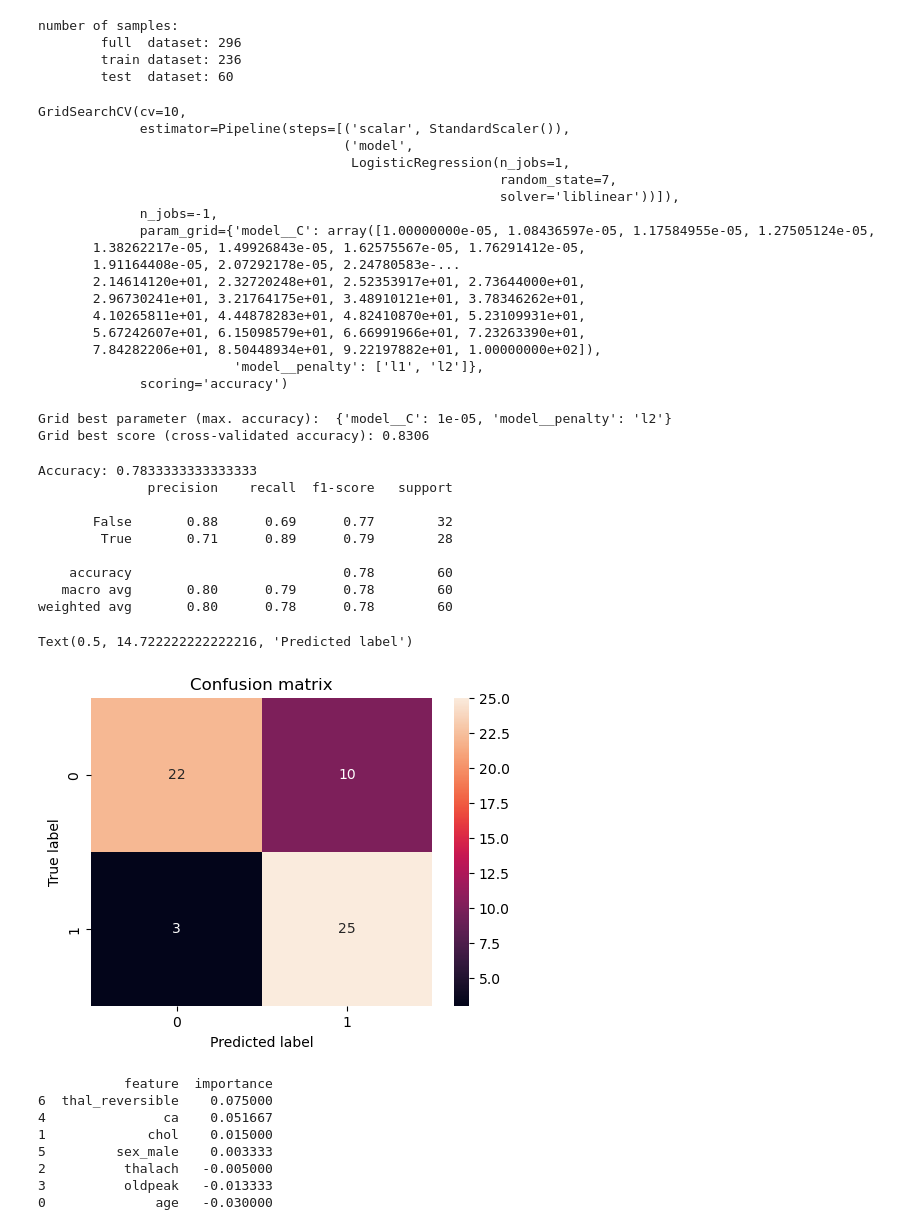
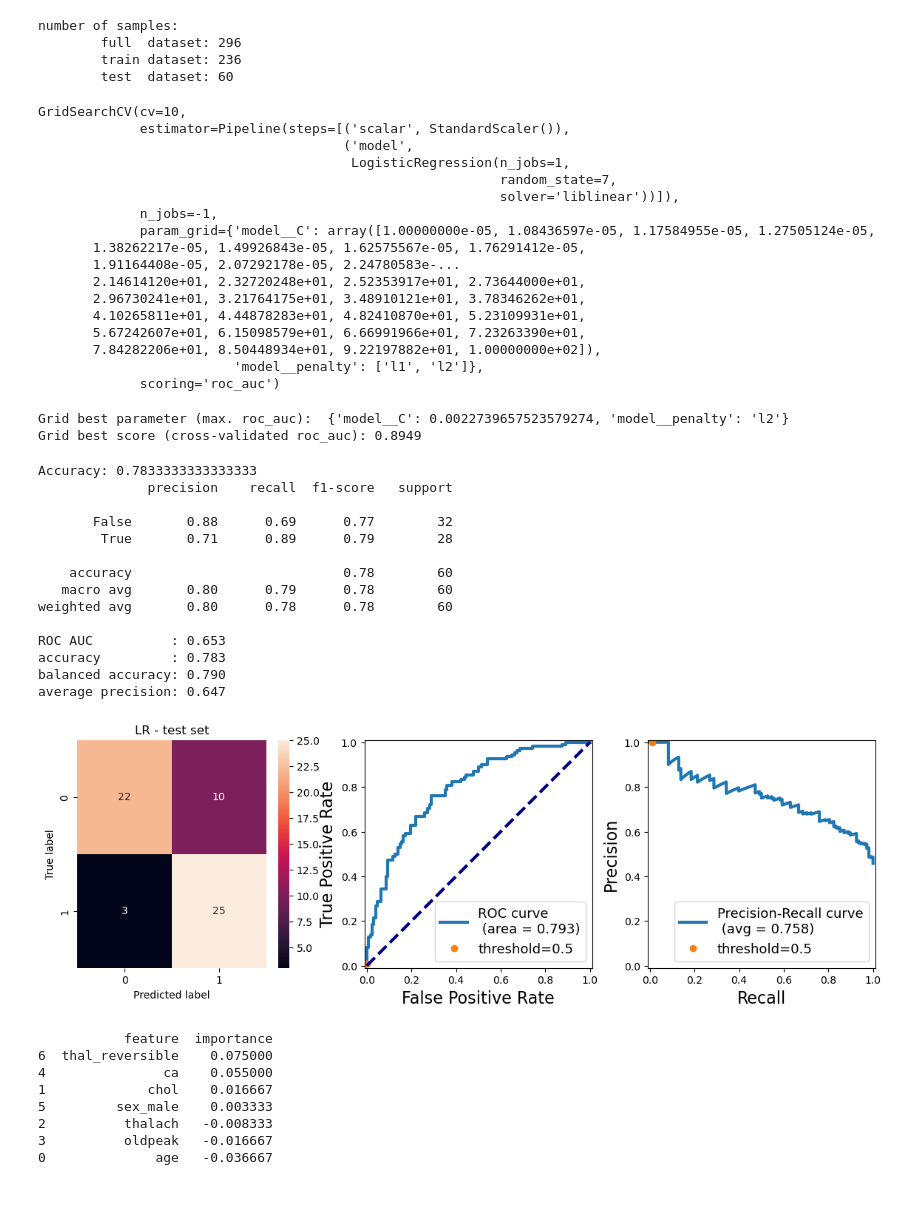
Before and after one commit to Subasree514/Machine_learning_projects, a Jupyter notebook: Logistic/Subasree_logistic_heart_dataset.ipynb, the cells around one changed output. Saved outputs shown, nothing was run; the diff lists cells and outputs as text; code cells hidden in the pictures; blank space fills up the shorter version.

```diff
--- a/Logistic/Subasree_logistic_heart_dataset.ipynb
+++ b/Logistic/Subasree_logistic_heart_dataset.ipynb
@@ -111,7 +111,7 @@ grid_values = {'model__C': np.logspace(-5,2,200),
 
 grid_lr_acc = GridSearchCV(pipeline_lr,
                            param_grid = grid_values,
-                           scoring='accuracy',
+                           scoring='roc_auc',
                            cv=10,
                            n_jobs=-1)
 
@@ -133,10 +133,10 @@ GridSearchCV(cv=10,
        5.67242607e+01, 6.15098579e+01, 6.66991966e+01, 7.23263390e+01,
        7.84282206e+01, 8.50448934e+01, 9.22197882e+01, 1.00000000e+02]),
                          'model__penalty': ['l1', 'l2']},
-             scoring='accuracy')
+             scoring='roc_auc')
 # %%
-print('Grid best parameter (max. accuracy): ', grid_lr_acc.best_params_)#get the best parameters
-print('Grid best score (cross-validated accuracy): {:.4f}'.format( grid_lr_acc.best_score_ ) )
+print('Grid best parameter (max. roc_auc): ', grid_lr_acc.best_params_)#get the best parameters
+print('Grid best score (cross-validated roc_auc): {:.4f}'.format( grid_lr_acc.best_score_ ) )
 # %% [output]
-Grid best parameter (max. accuracy):  {'model__C': 1e-05, 'model__penalty': 'l2'}
-Grid best score (cross-validated accuracy): 0.8306
+Grid best parameter (max. roc_auc):  {'model__C': 0.0022739657523579274, 'model__penalty': 'l2'}
+Grid best score (cross-validated roc_auc): 0.8949
@@ -143,33 +237,47 @@ Grid best score (cross-validated accuracy): 0.8306
 # %%
 from sklearn.metrics import precision_score
 from matplotlib import gridspec
 from sklearn.metrics import accuracy_score, confusion_matrix
 from sklearn.metrics import classification_report
 
 lr = grid_lr_acc.best_estimator_[1]
 ## confusion matrix
 y_pred = lr.predict(X_test_norm)
-confusion_diabetes = confusion_matrix(y_test, y_pred)
+confusion_Mat = confusion_matrix(y_test, y_pred)
 score=accuracy_score(y_test, y_pred)
 print('Accuracy:', score)
 print(classification_report(y_test, y_pred))
-plt.figure(figsize=(5.5,4))
-sns.heatmap(confusion_diabetes, annot=True)
-plt.title('Confusion matrix')
-plt.ylabel('True label')
-plt.xlabel('Predicted label')
+fpr, tpr, thresholds = roc_curve(y_test, lr.decision_function(X_test))
+print('ROC AUC          : {:.3f}'.format(auc(fpr, tpr)))
+print('accuracy         : {:.3f}'.format( accuracy_score( y_test , y_pred) ))
+print('balanced accuracy: {:.3f}'.format( balanced_accuracy_score( y_test , y_pred) ))
+print('average precision: {:.3f}'.format(average_precision_score( y_test,lr.decision_function(X_test) )))
+fig,axes = plt.subplots(1,3,figsize=(14,4))
+
+sns.heatmap(confusion_Mat, annot=True , fmt='d' , ax = axes[0] )
+axes[0].set_title('LR - test set')
+axes[0].set_ylabel('True label')
+axes[0].set_xlabel('Predicted label')
+
+axes[1] = makeROCplot( X_train , y_train , lr.decision_function , axes[1])
+
+axes[2] = makePRplot( X_train , y_train , lr.decision_function , axes[2])
 # %% [output]
 Accuracy: 0.7833333333333333
               precision    recall  f1-score   support
 
        False       0.88      0.69      0.77        32
         True       0.71      0.89      0.79        28
 
     accuracy                           0.78        60
    macro avg       0.80      0.79      0.78        60
 weighted avg       0.80      0.78      0.78        60
+
+ROC AUC          : 0.653
+accuracy         : 0.783
+balanced accuracy: 0.790
+average precision: 0.647
-Text(0.5, 14.722222222222216, 'Predicted label')
-[figure, old version]
+[figure, new version]
 # %%
 from sklearn.inspection import permutation_importance
 
@@ -190,9 +298,9 @@ print(importance)
 # %% [output]
            feature  importance
 6  thal_reversible    0.075000
-4               ca    0.051667
-1             chol    0.015000
+4               ca    0.055000
+1             chol    0.016667
 5         sex_male    0.003333
-2          thalach   -0.005000
-3          oldpeak   -0.013333
-0              age   -0.030000
+2          thalach   -0.008333
+3          oldpeak   -0.016667
+0              age   -0.036667
```
Also changed, not shown: parts of 2 cells of this notebook, 3 other files.
